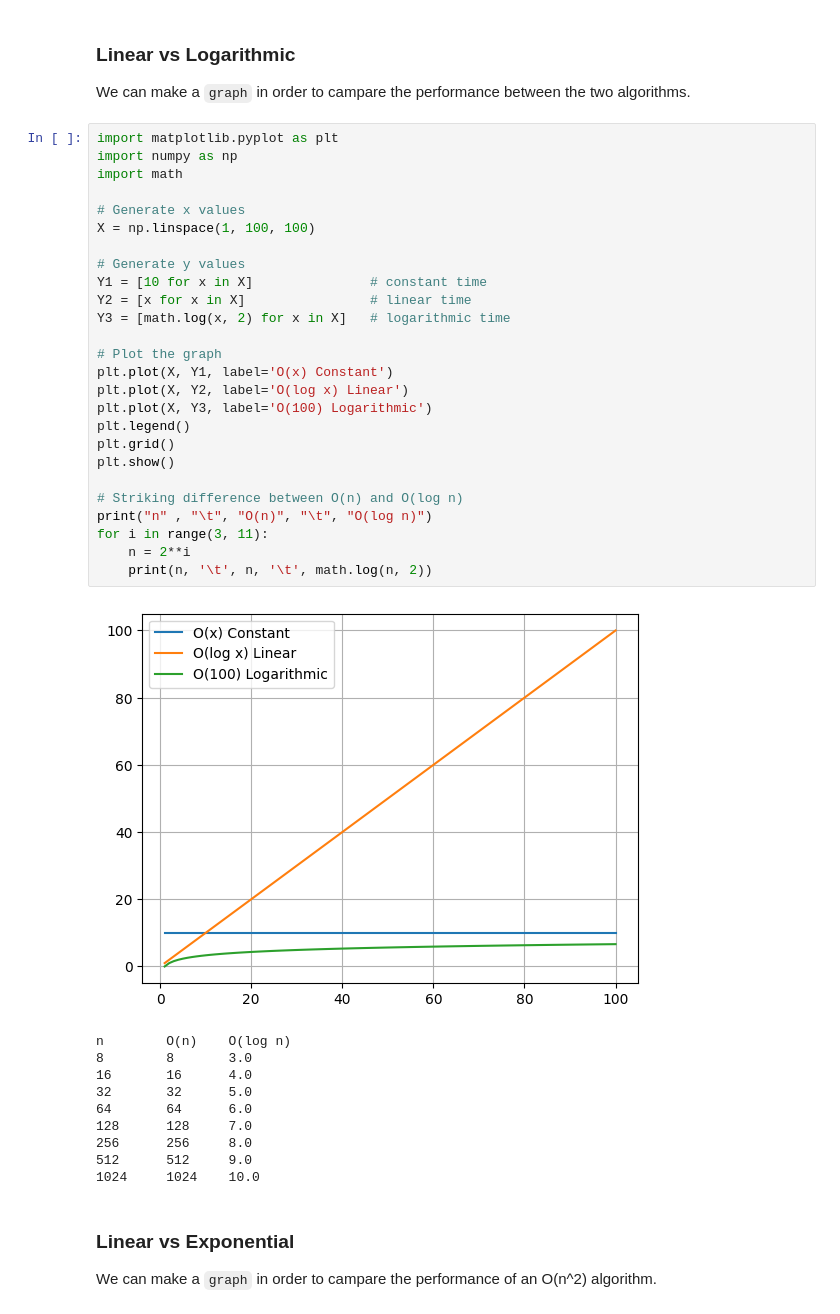
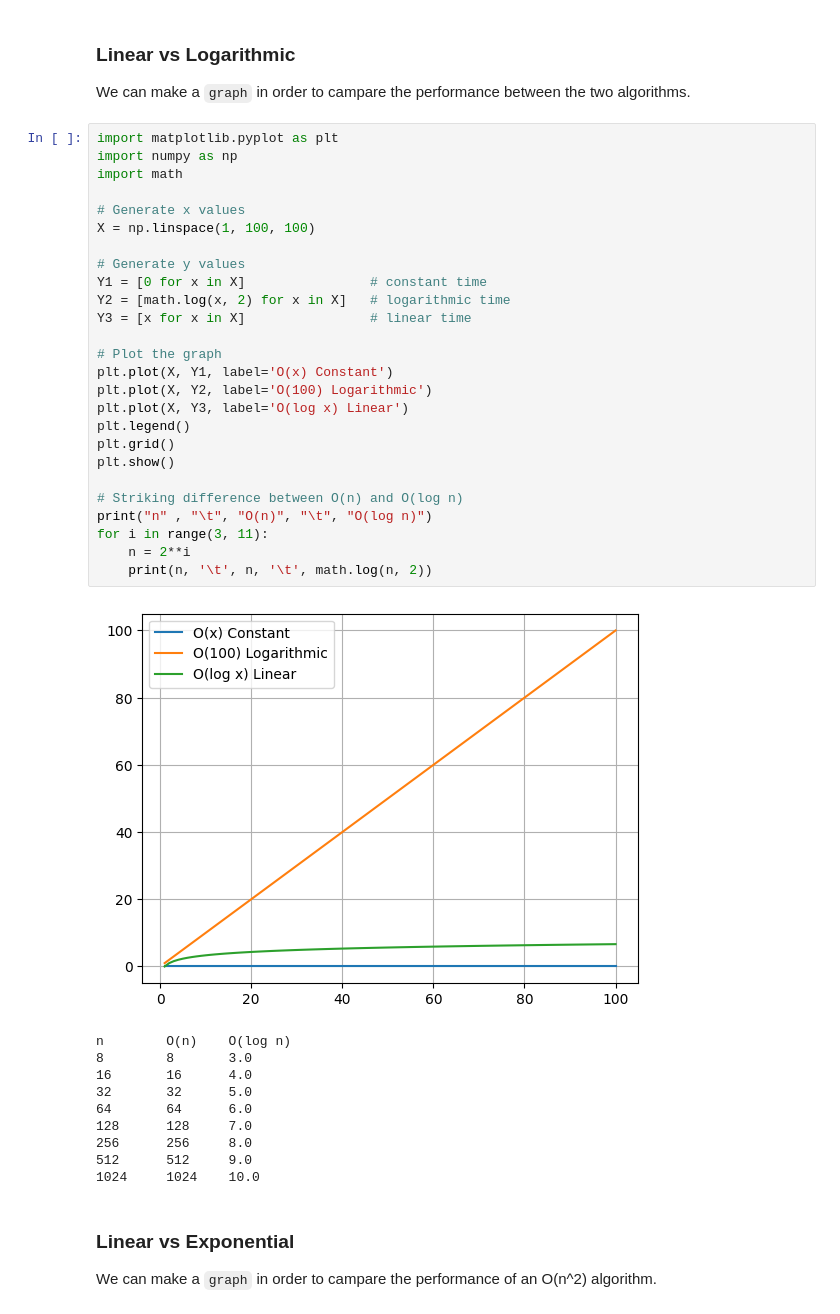
Before and after one commit to minte9/algorithms-pages, a Jupyter notebook: main/data-structures/notebooks/time_complexity.ipynb, the cells around one changed output. Saved outputs shown, nothing was run; the diff lists cells and outputs as text.

```diff
--- a/main/data-structures/notebooks/time_complexity.ipynb
+++ b/main/data-structures/notebooks/time_complexity.ipynb
@@ -10,31 +10,31 @@ We can make a `graph` in order to campare the performance between the two algori
 # %%
 import matplotlib.pyplot as plt
 import numpy as np
 import math
 
 # Generate x values
 X = np.linspace(1, 100, 100)
 
 # Generate y values
-Y1 = [10 for x in X]               # constant time
-Y2 = [x for x in X]                # linear time
-Y3 = [math.log(x, 2) for x in X]   # logarithmic time
+Y1 = [0 for x in X]                # constant time
+Y2 = [math.log(x, 2) for x in X]   # logarithmic time
+Y3 = [x for x in X]                # linear time
 
 # Plot the graph
 plt.plot(X, Y1, label='O(x) Constant')
-plt.plot(X, Y2, label='O(log x) Linear')
-plt.plot(X, Y3, label='O(100) Logarithmic')
+plt.plot(X, Y2, label='O(100) Logarithmic')
+plt.plot(X, Y3, label='O(log x) Linear')
 plt.legend()
 plt.grid()
 plt.show()
 
 # Striking difference between O(n) and O(log n)
 print("n" , "\t", "O(n)", "\t", "O(log n)")
 for i in range(3, 11):
     n = 2**i
     print(n, '\t', n, '\t', math.log(n, 2))
 # %% [output]
-[figure, old version]
+[figure, new version]
 n        O(n)    O(log n)
 8        8       3.0
 16       16      4.0
```
